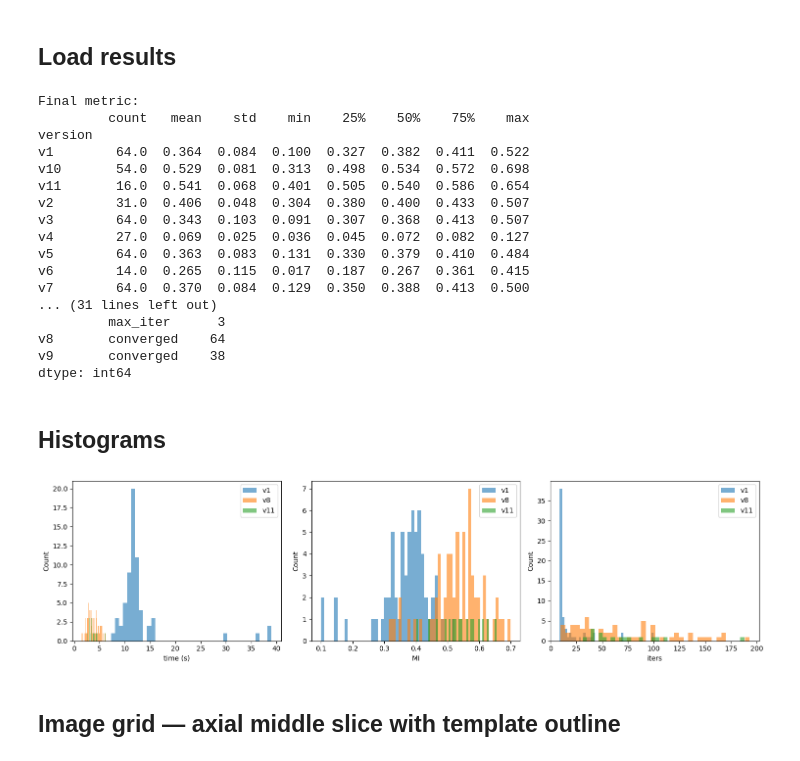
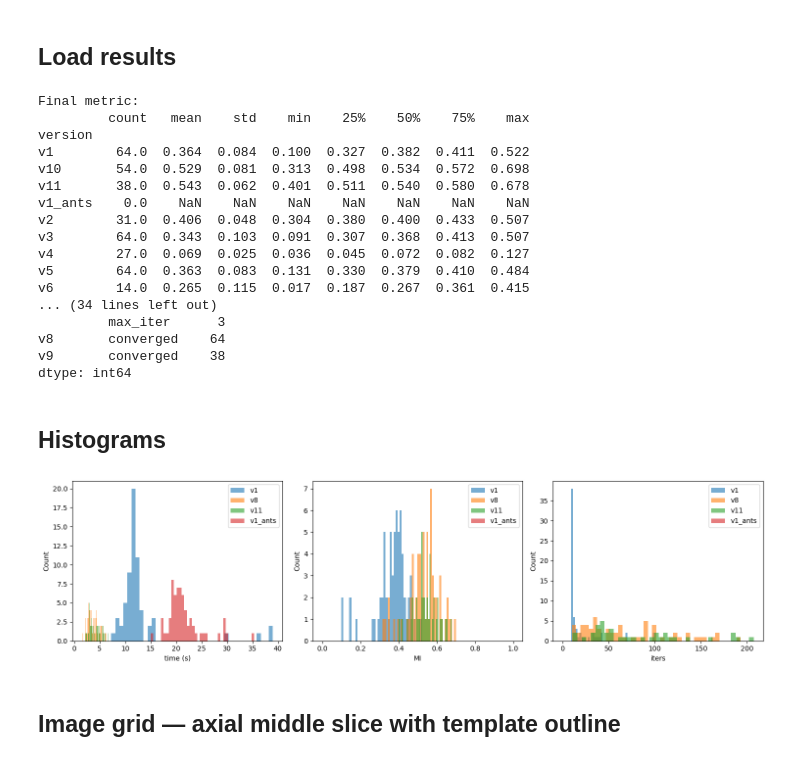
Before and after one commit to clane9/smri-fm, a Jupyter notebook: experiments/registration_testing/analysis.ipynb, the cells around one changed output. Cells and saved outputs as stored; diff of their text form; code cells hidden in the pictures.

```diff
--- a/experiments/registration_testing/analysis.ipynb
+++ b/experiments/registration_testing/analysis.ipynb
@@ -35,6 +35,7 @@ def parse_stop_cond(s):
 df[["stop_type", "n_iter"]] = df["stop_cond"].apply(parse_stop_cond).apply(pd.Series)
 df["input"] = df["input"].apply(lambda p: Path(p).name)
 df["final_metric"] = -df["final_metric"]
+df.loc[df["final_metric"] == 0, "final_metric"] = pd.NA
 
 df = df.drop_duplicates(["version", "input"], keep="last")
 
@@ -50,14 +51,14 @@ Final metric:
 version
 v1        64.0  0.364  0.084  0.100  0.327  0.382  0.411  0.522
 v10       54.0  0.529  0.081  0.313  0.498  0.534  0.572  0.698
-v11       16.0  0.541  0.068  0.401  0.505  0.540  0.586  0.654
+v11       38.0  0.543  0.062  0.401  0.511  0.540  0.580  0.678
+v1_ants    0.0    NaN    NaN    NaN    NaN    NaN    NaN    NaN
 v2        31.0  0.406  0.048  0.304  0.380  0.400  0.433  0.507
 v3        64.0  0.343  0.103  0.091  0.307  0.368  0.413  0.507
 v4        27.0  0.069  0.025  0.036  0.045  0.072  0.082  0.127
 v5        64.0  0.363  0.083  0.131  0.330  0.379  0.410  0.484
 v6        14.0  0.265  0.115  0.017  0.187  0.267  0.361  0.415
-v7        64.0  0.370  0.084  0.129  0.350  0.388  0.413  0.500
-... (31 lines left out)
+... (34 lines left out)
          max_iter      3
 v8       converged    64
 v9       converged    38
@@ -69,27 +67,27 @@ bad_images = df.loc[df["version"] == "v1"].sort_values("final_metric")["input"].
 ## Histograms
 # %%
 # versions = sorted(df["version"].unique())
-versions = ["v1", "v8", "v11"]
+versions = ["v1", "v8", "v11", "v1_ants"]
 
 metrics = [
     ("run_time", "time (s)"),
     ("final_metric", "MI"),
     ("n_iter", "iters"),
 ]
 
 fig, axes = plt.subplots(1, len(metrics), figsize=(5 * len(metrics), 4))
 
 for ax, (col, label) in zip(axes, metrics):
     for version in versions:
         vals = df.loc[df["version"] == version, col].dropna()
         ax.hist(vals, bins=40, alpha=0.6, label=version)
     ax.set_xlabel(label)
     ax.set_ylabel("Count")
     ax.legend()
 
 fig.tight_layout()
 # %% [output]
-[figure, old version]
+[figure, new version]
 # %% [markdown]
 ## Image grid — axial middle slice with template outline
 # %%
```
Also changed, not shown: parts of 4 cells of this notebook, 2 other files.
